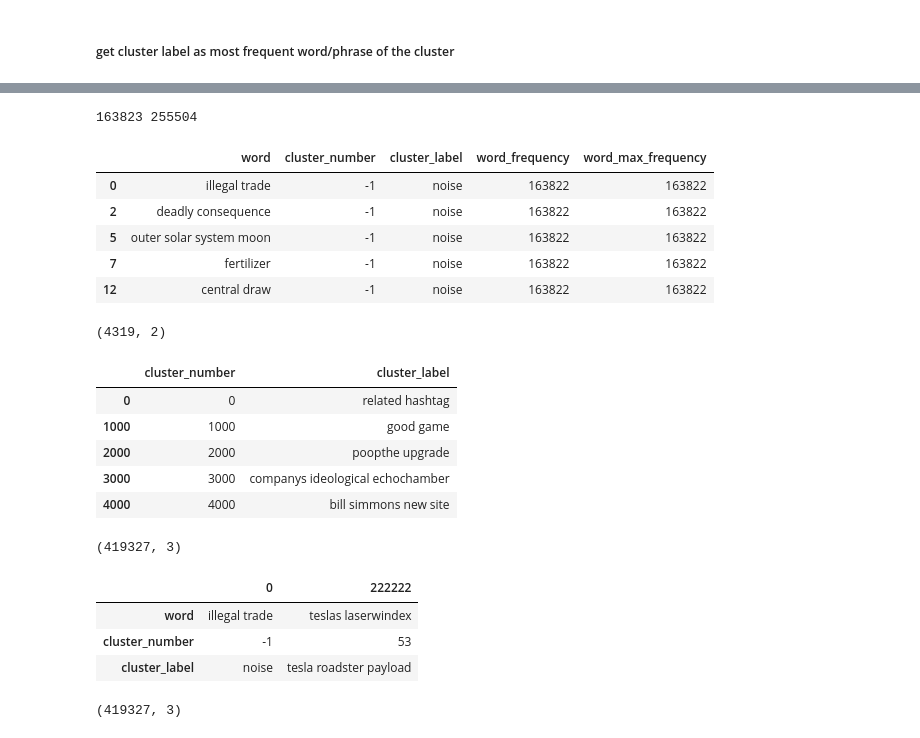
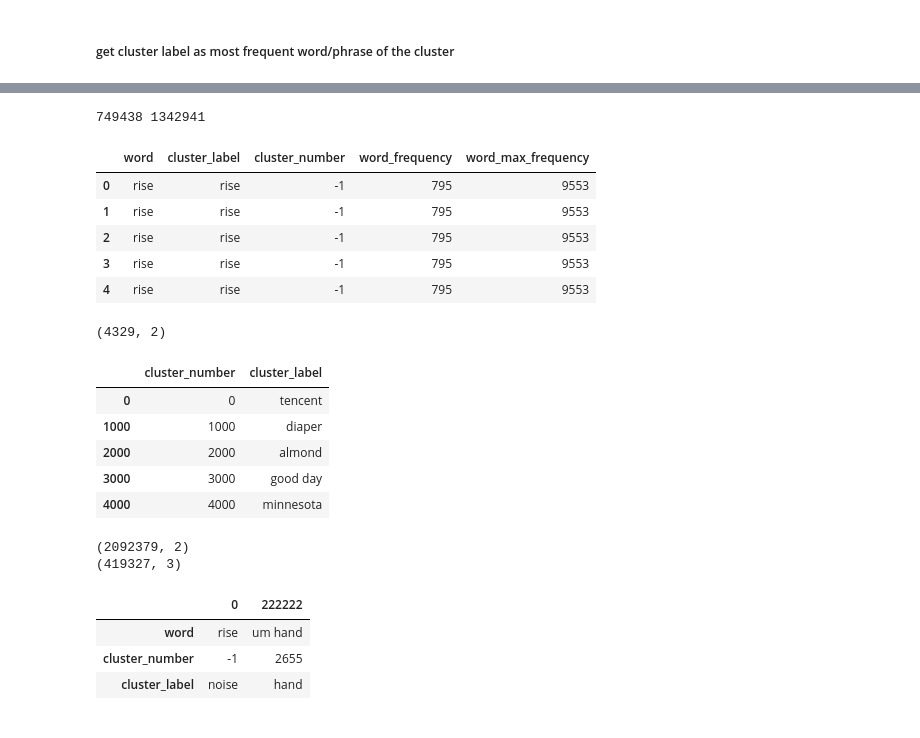
Before and after one commit to Milan-Chicago/GLG-Automated-Meta-data-Tagging, a Jupyter notebook: GLG - 5_step - Get KeyWords for LDA.ipynb, the cells around one changed output, grey strips where cells are left out. Drawn from its saved outputs; the diff is of its cells as text; code cells hidden in the pictures.

```diff
--- a/GLG - 5_step - Get KeyWords for LDA.ipynb
+++ b/GLG - 5_step - Get KeyWords for LDA.ipynb
@@ -196,12 +202,12 @@ Wall time: 6min 8s
 # %% [markdown]
 # Clustering
 # %%
-cluster = hdbscan.HDBSCAN(min_cluster_size=15,
+hdbscan_cluster = hdbscan.HDBSCAN(min_cluster_size=15,
                           metric='euclidean',
                           cluster_selection_method='eom').fit(umap_embeddings)
 # %%
 #cluster labels
-labels = cluster.labels_
+labels = hdbscan_cluster.labels_
 labels.shape
 # %% [output]
 (419327,)
@@ -228,6 +238,7 @@ df_tmp.head()
 # %%
-df_all_words = pd.DataFrame({'word': list(set(all_NPs + all_Vs))})
+df_all_words = pd.DataFrame({'word': list(all_NPs + all_Vs),
+                             'cluster_label': list(all_NPs + all_Vs)
+                            })
 df_all_words = df_all_words.merge(df_tmp, on='word', how='inner')
 print(df_all_words.shape)
-df_all_words.head()
 # %% [output]
@@ -241,10 +245,0 @@ df_all_words.head()
-# %%
-#label cluster with noise words as "noise"
-def get_label(n,w):
-    if n == -1:
-        return "noise"
-    else:
-        return w
-
-df_all_words['cluster_label'] = df_all_words.apply(lambda x: get_label(x.cluster_number, x.word), axis=1)
-df_all_words.iloc[::222222]
@@ -271,50 +270,46 @@ pd.DataFrame(df_all_words.describe(percentiles=[0.01,0.1,0.20,0.3,0.4,0.5,0.75,0
 # %%
-df_all_words['word_max_frequency'] = df_all_words.groupby(['cluster_number'])['word_frequency'].transform("max")
-
-df_tmp_noise = pd.DataFrame(df_all_words[df_all_words['cluster_label'] == "noise"])
-df_tmp_other = df_all_words[df_all_words['cluster_label'] != "noise"]
+df_tmp_noise = pd.DataFrame(df_all_words[df_all_words['cluster_number'] == -1])
+df_tmp_other = df_all_words[df_all_words['cluster_number'] != -1]
 print(len(df_tmp_noise),len(df_tmp_other))
 df_tmp_noise.head()
 # %% [output]
-163823 255504
+749438 1342941
-|  | word | cluster_number | cluster_label | word_frequency | word_max_frequency |
-| 0 | illegal trade | -1 | noise | 163822 | 163822 |
-| 2 | deadly consequence | -1 | noise | 163822 | 163822 |
-| 5 | outer solar system moon | -1 | noise | 163822 | 163822 |
-| 7 | fertilizer | -1 | noise | 163822 | 163822 |
-| 12 | central draw | -1 | noise | 163822 | 163822 |
+|  | word | cluster_label | cluster_number | word_frequency | word_max_frequency |
+| 0 | rise | rise | -1 | 795 | 9553 |
+| 1 | rise | rise | -1 | 795 | 9553 |
+| 2 | rise | rise | -1 | 795 | 9553 |
+| 3 | rise | rise | -1 | 795 | 9553 |
+| 4 | rise | rise | -1 | 795 | 9553 |
 # %%
 df_tmp = df_tmp_other[df_tmp_other['word_max_frequency'] == df_tmp_other['word_frequency']]
 df_tmp = df_tmp.groupby('cluster_number')['cluster_label'].last().reset_index()
 print(df_tmp.shape)
 df_tmp.iloc[::1000]
 # %% [output]
-(4319, 2)
+(4329, 2)
 |  | cluster_number | cluster_label |
-| 0 | 0 | related hashtag |
-| 1000 | 1000 | good game |
-| 2000 | 2000 | poopthe upgrade |
-| 3000 | 3000 | companys ideological echochamber |
-| 4000 | 4000 | bill simmons new site |
+| 0 | 0 | tencent |
+| 1000 | 1000 | diaper |
+| 2000 | 2000 | almond |
+| 3000 | 3000 | good day |
+| 4000 | 4000 | minnesota |
 # %%
 df_word_clusters = df_all_words[['word', 'cluster_number']]
+print(df_word_clusters.shape)
+
+df_word_clusters = df_word_clusters.drop_duplicates()
 df_word_clusters = df_word_clusters.merge(df_tmp, on='cluster_number', how='left')
-
 df_word_clusters['cluster_label'] = df_word_clusters['cluster_label'].fillna("noise")
 
 print(df_word_clusters.shape)
 df_word_clusters.iloc[::222222].T
 # %% [output]
+(2092379, 2)
 (419327, 3)
 |  | 0 | 222222 |
-| word | illegal trade | teslas laserwindex |
-| cluster_number | -1 | 53 |
-| cluster_label | noise | tesla roadster payload |
+| word | rise | um hand |
+| cluster_number | -1 | 2655 |
+| cluster_label | noise | hand |
-# %%
-df_word_clusters = df_word_clusters.drop_duplicates('word')
-df_word_clusters.shape
-# %% [output]
-(419327, 3)
 # %%
 s = df_word_clusters.groupby('cluster_label')['word'].count()
 s.describe()
```
Also changed, not shown: parts of 25 cells of this notebook.
